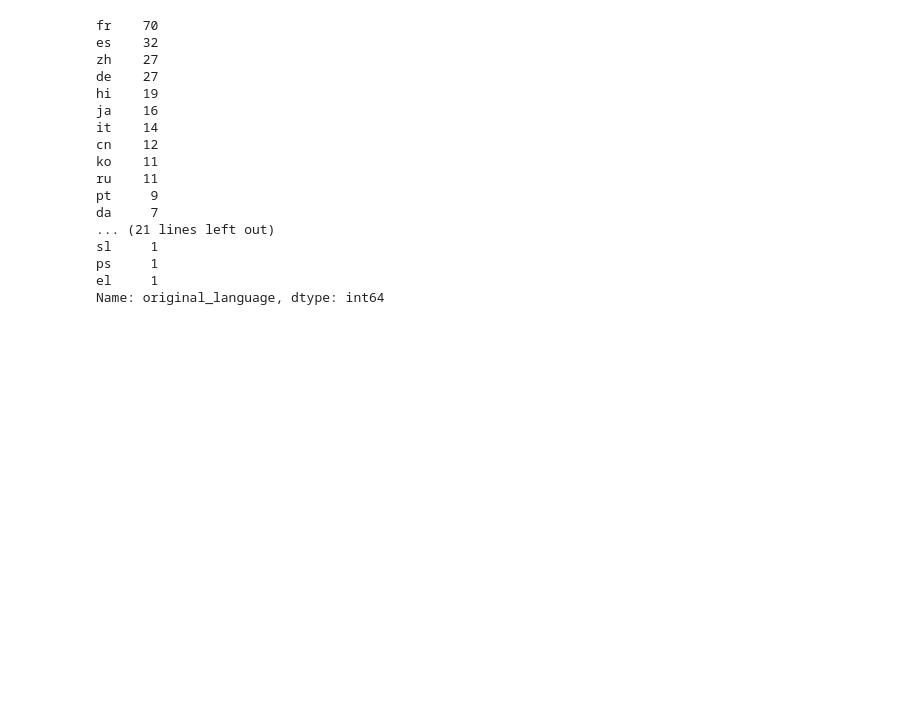
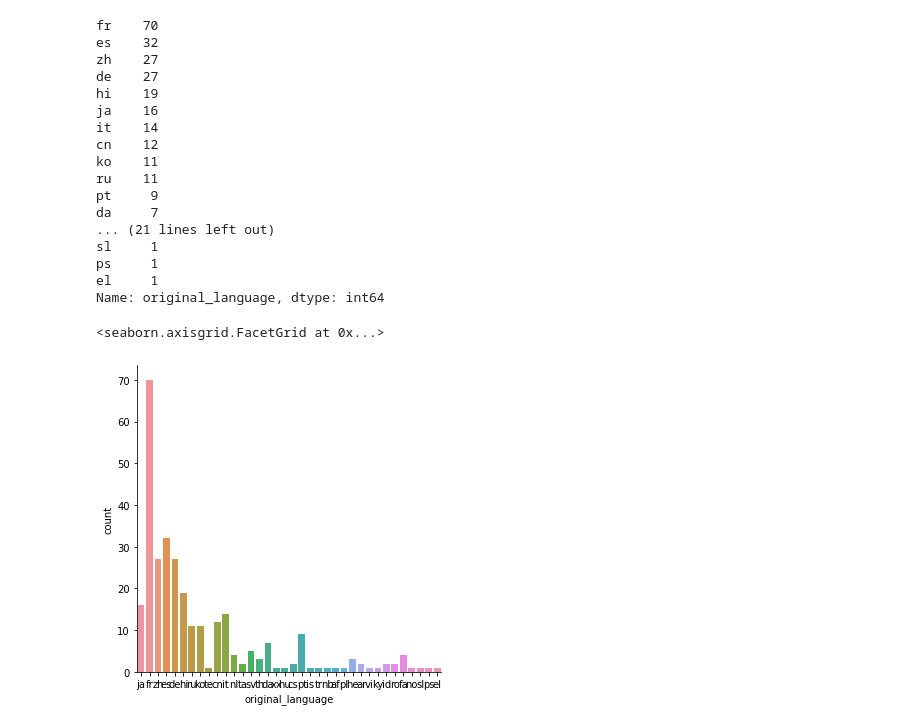
Before and after one commit to reihtw/DataScienceStudies, a Jupyter notebook: IntroDataScience/intro-data-science.ipynb, the cells around one changed output. Drawn from its saved outputs; the diff is of its cells as text; code cells hidden in the pictures; blank space fills up the shorter version.

```diff
--- a/IntroDataScience/intro-data-science.ipynb
+++ b/IntroDataScience/intro-data-science.ipynb
@@ -400,6 +400,17 @@ sl     1
 ps     1
 el     1
 Name: original_language, dtype: int64
+# %%
+filmes_sem_lingua_em_ingles = tmdb.query("original_language != 'en'")
+
+sns.catplot(
+    x='original_language',
+    kind="count",
+    data=filmes_sem_lingua_em_ingles
+)
+# %% [output]
+<seaborn.axisgrid.FacetGrid at 0x...>
+[figure, added]
 # %%
 filmes_sem_lingua_em_ingles = tmdb.query("original_language != 'en'")
 
```
Also changed, not shown: parts of 11 cells of this notebook.
